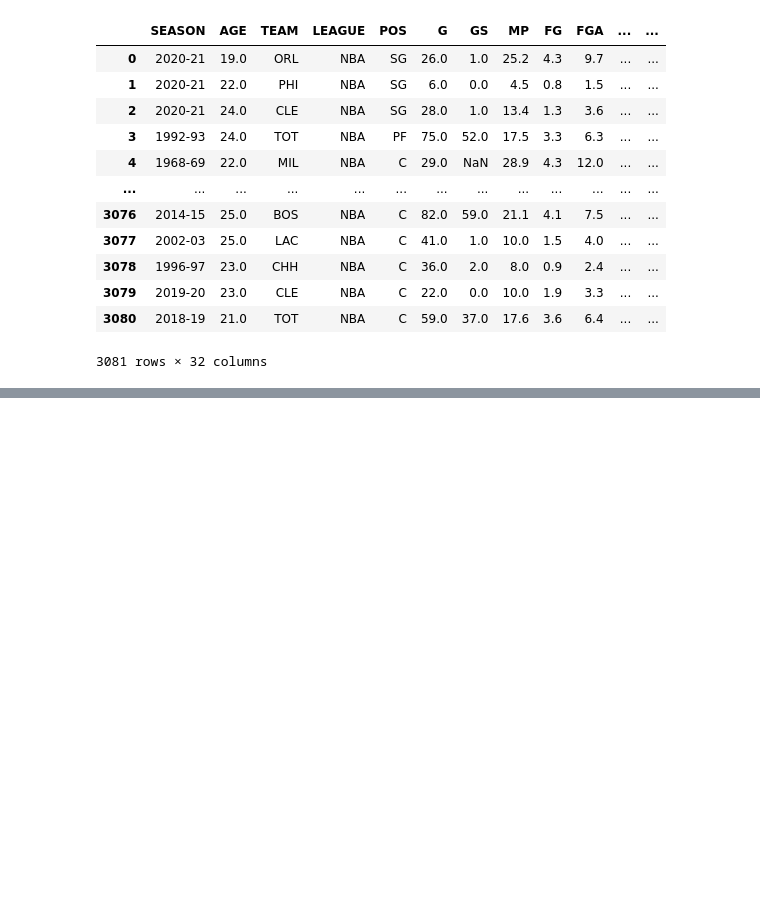
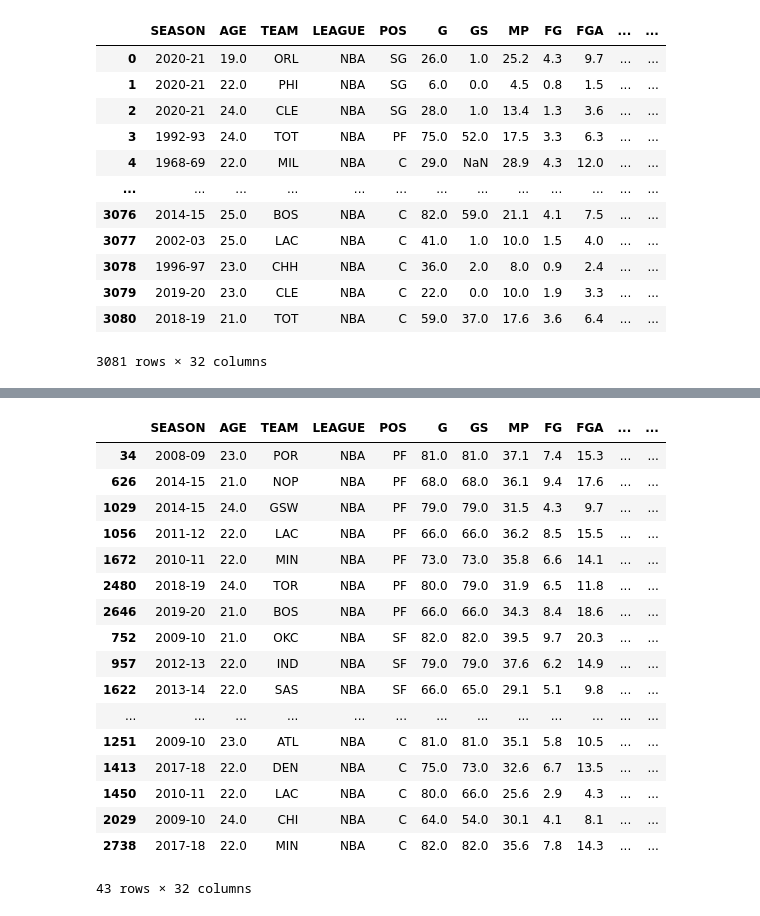
Before and after one commit to hs1692/All-NBA-Team-Analysis, a Jupyter notebook: EDA for slides.ipynb, the cells around one changed output, grey strips where cells are left out. Cells and saved outputs as stored; diff of their text form; code cells hidden in the pictures; blank space fills up the shorter version.

```diff
--- a/EDA for slides.ipynb
+++ b/EDA for slides.ipynb
@@ -25,0 +75,2 @@ df
+# %%
+seasons_=['2007-08','2008-09','2009-10','2010-11','2011-12','2012-13','2013-14','2014-15','2015-16','2016-17','2017-18','2018-19','2019-20']
@@ -25,0 +143,22 @@ df
+# %%
+post2000= dfpositional[dfpositional['SEASON'].isin(seasons_)]
+post2000
+# %% [output]
+|  | SEASON | AGE | TEAM | LEAGUE | POS | G | GS | MP | FG | FGA | ... | ... |
+| 34 | 2008-09 | 23.0 | POR | NBA | PF | 81.0 | 81.0 | 37.1 | 7.4 | 15.3 | ... | ... |
+| 626 | 2014-15 | 21.0 | NOP | NBA | PF | 68.0 | 68.0 | 36.1 | 9.4 | 17.6 | ... | ... |
+| 1029 | 2014-15 | 24.0 | GSW | NBA | PF | 79.0 | 79.0 | 31.5 | 4.3 | 9.7 | ... | ... |
+| 1056 | 2011-12 | 22.0 | LAC | NBA | PF | 66.0 | 66.0 | 36.2 | 8.5 | 15.5 | ... | ... |
+| 1672 | 2010-11 | 22.0 | MIN | NBA | PF | 73.0 | 73.0 | 35.8 | 6.6 | 14.1 | ... | ... |
+| 2480 | 2018-19 | 24.0 | TOR | NBA | PF | 80.0 | 79.0 | 31.9 | 6.5 | 11.8 | ... | ... |
+| 2646 | 2019-20 | 21.0 | BOS | NBA | PF | 66.0 | 66.0 | 34.3 | 8.4 | 18.6 | ... | ... |
+| 752 | 2009-10 | 21.0 | OKC | NBA | SF | 82.0 | 82.0 | 39.5 | 9.7 | 20.3 | ... | ... |
+| 957 | 2012-13 | 22.0 | IND | NBA | SF | 79.0 | 79.0 | 37.6 | 6.2 | 14.9 | ... | ... |
+| 1622 | 2013-14 | 22.0 | SAS | NBA | SF | 66.0 | 65.0 | 29.1 | 5.1 | 9.8 | ... | ... |
+| ... | ... | ... | ... | ... | ... | ... | ... | ... | ... | ... | ... | ... |
+| 1251 | 2009-10 | 23.0 | ATL | NBA | C | 81.0 | 81.0 | 35.1 | 5.8 | 10.5 | ... | ... |
+| 1413 | 2017-18 | 22.0 | DEN | NBA | C | 75.0 | 73.0 | 32.6 | 6.7 | 13.5 | ... | ... |
+| 1450 | 2010-11 | 22.0 | LAC | NBA | C | 80.0 | 66.0 | 25.6 | 2.9 | 4.3 | ... | ... |
+| 2029 | 2009-10 | 24.0 | CHI | NBA | C | 64.0 | 54.0 | 30.1 | 4.1 | 8.1 | ... | ... |
+| 2738 | 2017-18 | 22.0 | MIN | NBA | C | 82.0 | 82.0 | 35.6 | 7.8 | 14.3 | ... | ... |
+43 rows × 32 columns
```
Also changed, not shown: parts of 20 cells of this notebook, 7 other files.
